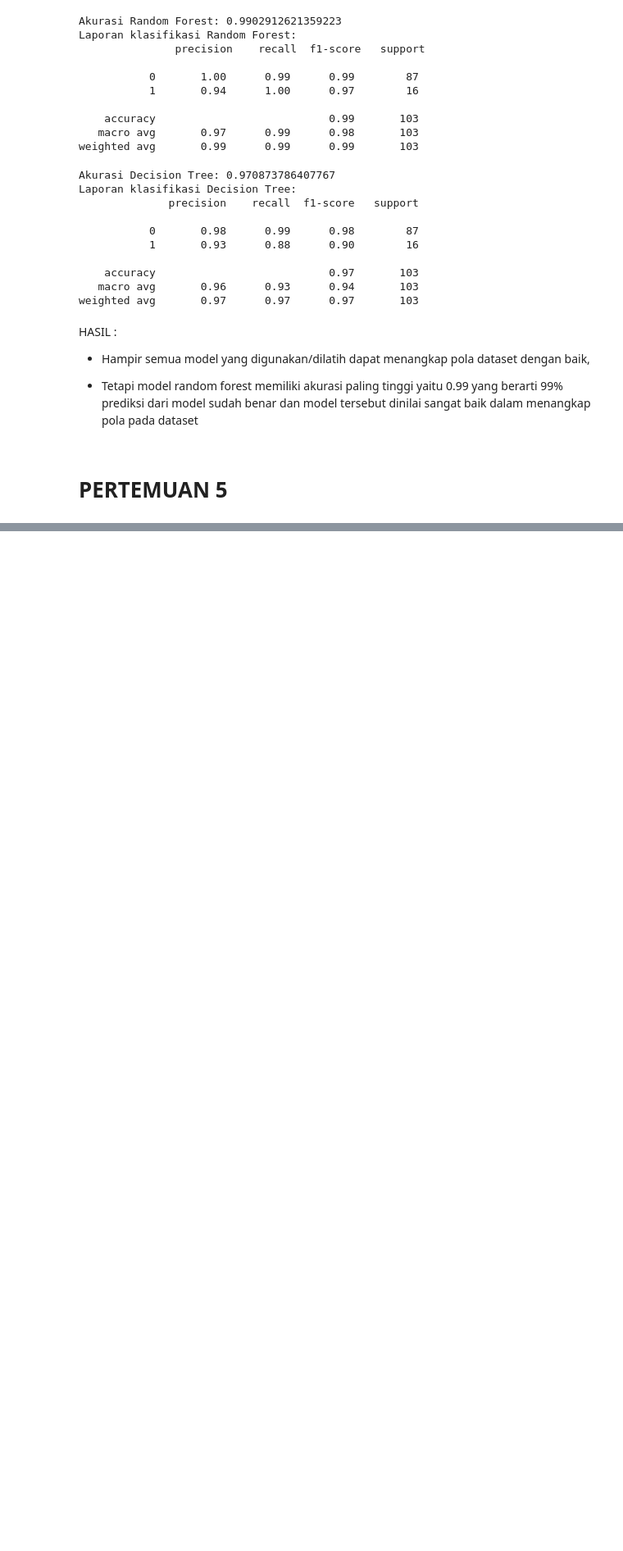
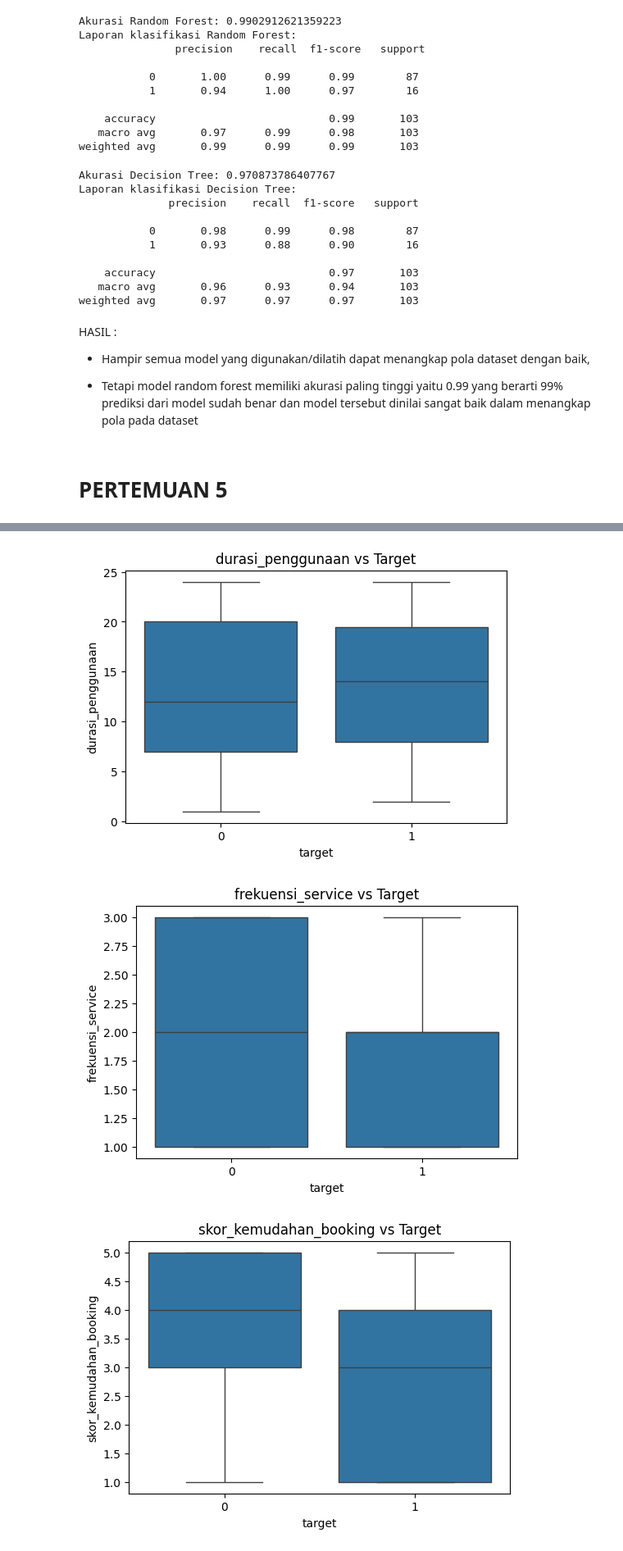
Before and after one commit to kristoowae/Portofolio-Google_Notebook, a Jupyter notebook: WORKSHOPML.ipynb, the cells around one changed output, grey strips where cells are left out. Shown at 82% size. Cells and saved outputs as stored; diff of their text form; code cells hidden in the pictures; blank space fills up the shorter version.

```diff
--- a/WORKSHOPML.ipynb
+++ b/WORKSHOPML.ipynb
@@ -854,0 +1077,14 @@ HASIL :
+# %%
+features = ['durasi_penggunaan', 'frekuensi_service',
+'skor_kemudahan_booking', 'skor_kinerja_mekanik',
+'skor_harga_terhadap_kualitas']
+
+for col in features:
+    plt.figure(figsize=(6, 4))  # Add indentation here
+    sns.boxplot(x='target', y=col, data=df) # Add indentation here
+    plt.title(f"{col} vs Target") # Add indentation here
+    plt.show() # Add indentation here
+# %% [output]
+[figure, added]
+[figure, added]
+[figure, added]
```
Also changed, not shown: parts of 19 cells of this notebook.
